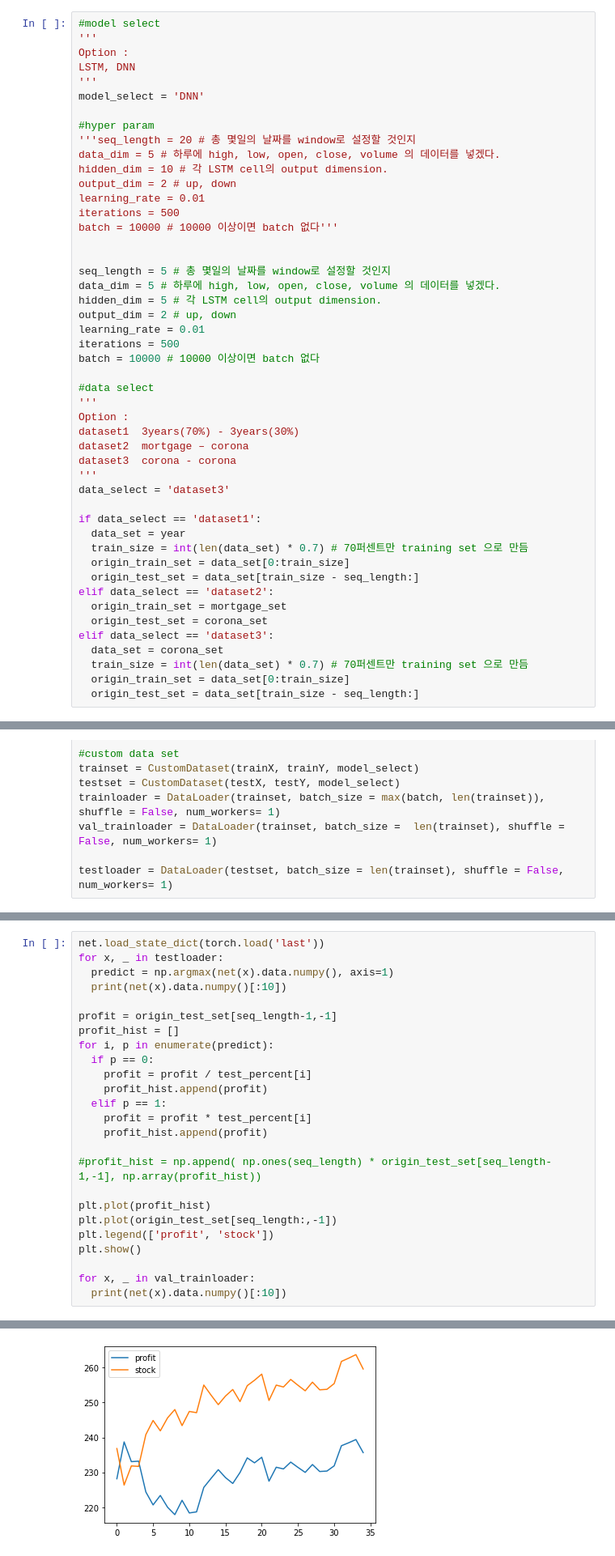
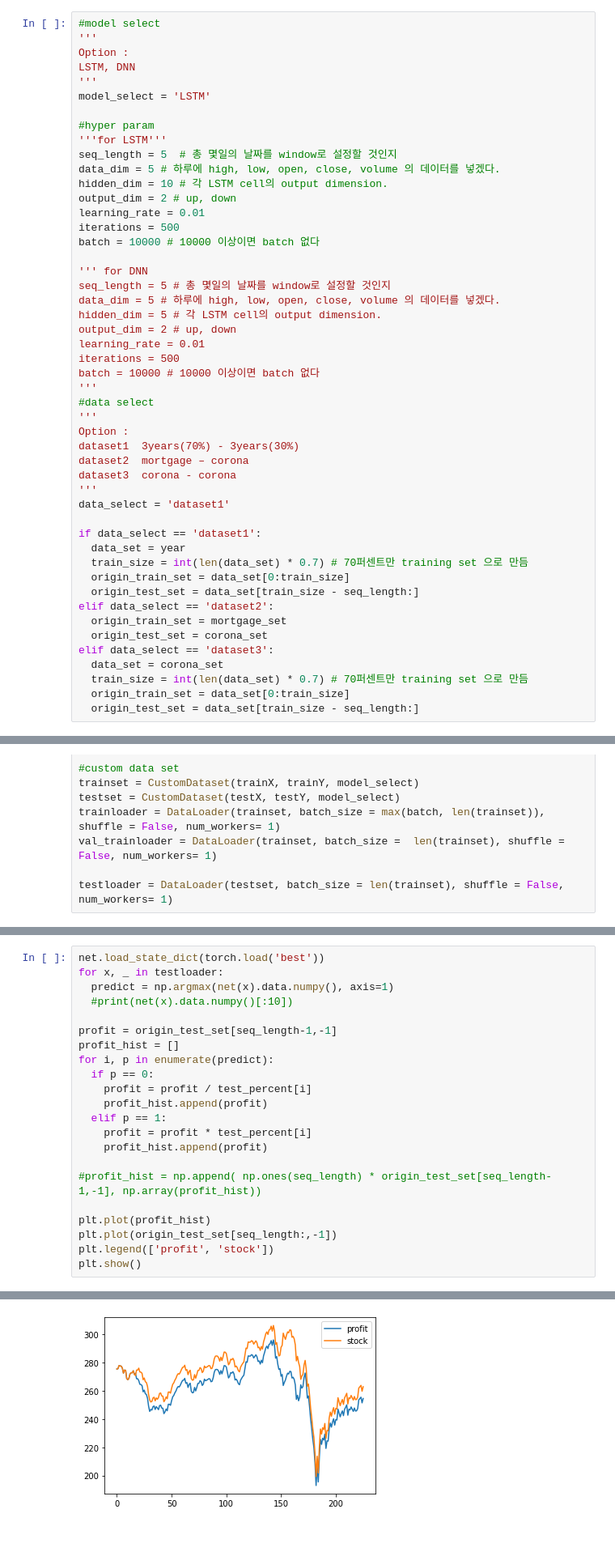
Before and after one commit to thuako/class_itsystem, a Jupyter notebook: hw4/up_down_stay.ipynb, the cells around one changed output, grey strips where cells are left out. Shown at 81% size. Drawn from its saved outputs; the diff is of its cells as text.

```diff
--- a/hw4/up_down_stay.ipynb
+++ b/hw4/up_down_stay.ipynb
@@ -44,18 +48,19 @@ year = np.array(three_years.values, dtype= np.float32)[::-1]
 Option :
 LSTM, DNN
 '''
-model_select = 'DNN'
+model_select = 'LSTM'
 
 #hyper param
-'''seq_length = 20 # 총 몇일의 날짜를 window로 설정할 것인지
+'''for LSTM'''
+seq_length = 5  # 총 몇일의 날짜를 window로 설정할 것인지
 data_dim = 5 # 하루에 high, low, open, close, volume 의 데이터를 넣겠다.
 hidden_dim = 10 # 각 LSTM cell의 output dimension.
 output_dim = 2 # up, down
 learning_rate = 0.01
 iterations = 500
-batch = 10000 # 10000 이상이면 batch 없다'''
+batch = 10000 # 10000 이상이면 batch 없다
 
-
+''' for DNN
 seq_length = 5 # 총 몇일의 날짜를 window로 설정할 것인지
 data_dim = 5 # 하루에 high, low, open, close, volume 의 데이터를 넣겠다.
 hidden_dim = 5 # 각 LSTM cell의 output dimension.
@@ -63,7 +68,7 @@ output_dim = 2 # up, down
 learning_rate = 0.01
 iterations = 500
 batch = 10000 # 10000 이상이면 batch 없다
-
+'''
 #data select
 '''
 Option :
@@ -71,7 +76,7 @@ dataset1  3years(70%) - 3years(30%)
 dataset2  mortgage – corona
 dataset3  corona - corona
 '''
-data_select = 'dataset3'
+data_select = 'dataset1'
 
 if data_select == 'dataset1':
   data_set = year
@@ -307,8 +313,8 @@ train : 0.5096952908587258, val : 0.5314285714285715
 # %%
-net.load_state_dict(torch.load('last'))
+net.load_state_dict(torch.load('best'))
 for x, _ in testloader:
   predict = np.argmax(net(x).data.numpy(), axis=1)
-  print(net(x).data.numpy()[:10])
+  #print(net(x).data.numpy()[:10])
 
 profit = origin_test_set[seq_length-1,-1]
 profit_hist = []
@@ -326,7 +332,4 @@ plt.plot(profit_hist)
 plt.plot(origin_test_set[seq_length:,-1])
 plt.legend(['profit', 'stock'])
 plt.show()
-
-for x, _ in val_trainloader:
-  print(net(x).data.numpy()[:10])
 # %% [output]
@@ -343 +336 @@ for x, _ in val_trainloader:
-[figure, old version]
+[figure, new version]
```
Also changed, not shown: parts of 7 cells of this notebook.
